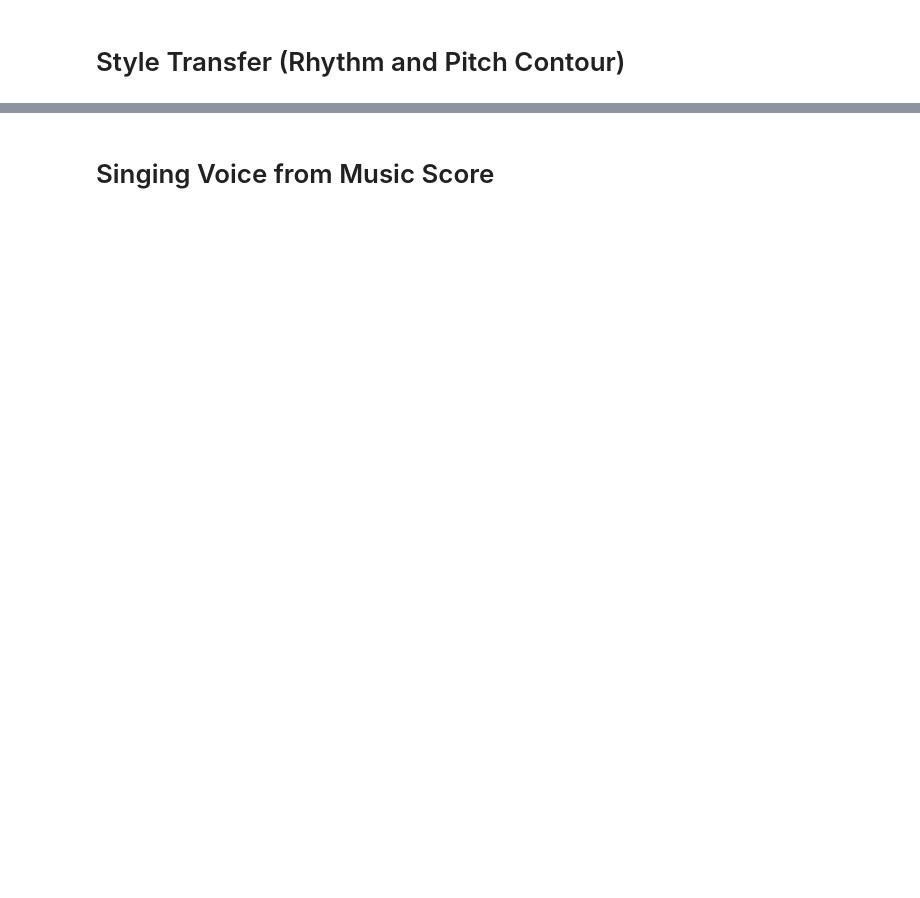
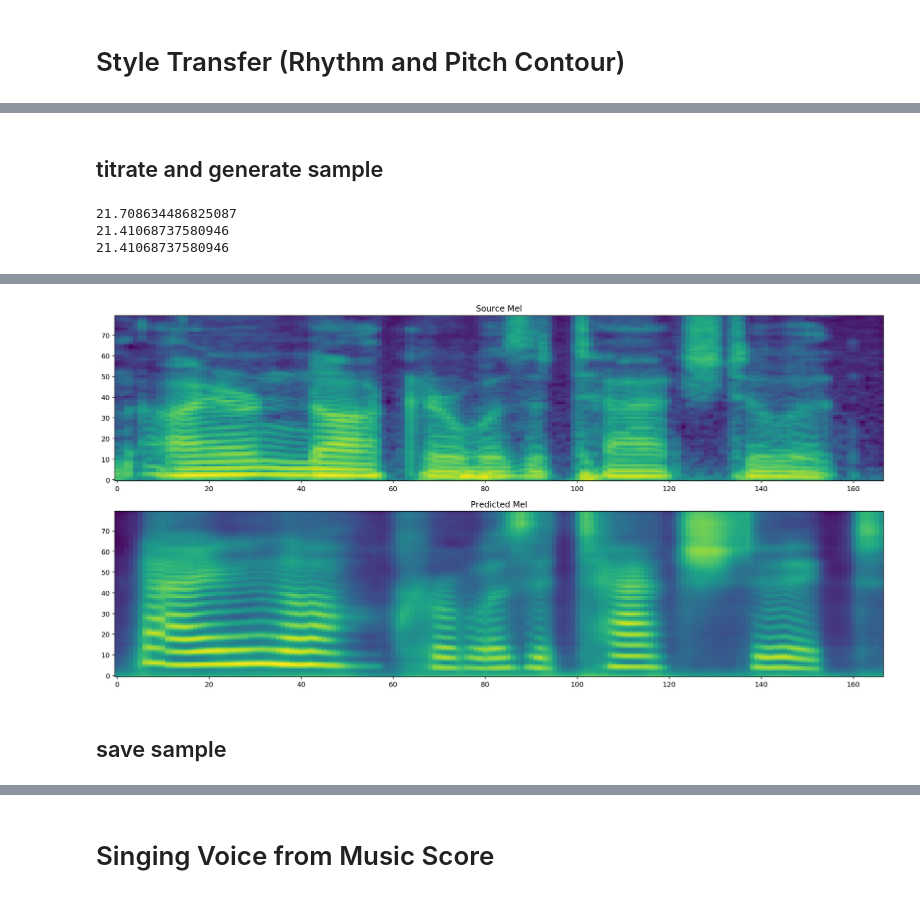
Before and after one commit to pneumoman/mellotron, a Jupyter notebook: inference.ipynb, the cells around one changed output, grey strips where cells are left out. Saved outputs shown, nothing was run; the diff lists cells and outputs as text; code cells hidden in the pictures; blank space fills up the shorter version.

```diff
--- a/inference.ipynb
+++ b/inference.ipynb
@@ -281,0 +386,27 @@ ipd.Audio(audio[0].data.cpu().numpy(), rate=hparams.sampling_rate)
+# %% [markdown]
+## titrate and generate sample
+# %%
+mcd = 1000
+for n in range(3):
+    for i in range(20):
+        with torch.no_grad():
+            mel3 = i #torch.LongTensor(i)
+            mel_outputs, mel_outputs_postnetx, gate_outputs,alignments = mellotron.inference_noattention(
+                (text_encoded, mel2, speaker_id, pitch2, rhythm2))
+            mcd_val = _calculate_mcd(x[2].data.cpu().numpy()[0],
+                                     mel_outputs_postnetx.data.cpu().numpy()[0])
+            if mcd_val < mcd:
+                mcd = mcd_val
+                mel_outputs_postnet = mel_outputs_postnetx
+                alignment = alignments
+    print(mcd)
+
+plot_mels(x[2].data.cpu().numpy()[0], mel_outputs_postnet.data.cpu().numpy()[0])
+
+with torch.no_grad():
+    audio = denoiser(waveglow.infer(mel_outputs_postnet, sigma=0.8), 0.01)[:, 0]
+ipd.Audio(audio[0].data.cpu().numpy(), rate=hparams.sampling_rate)
+# %% [output]
+21.708634486825087
+21.41068737580946
+21.41068737580946
@@ -282,3 +414,6 @@ ipd.Audio(audio[0].data.cpu().numpy(), rate=hparams.sampling_rate)
+[figure, added]
+# %% [markdown]
+## save sample
 # %%
 print(sample_writes)
 def do_save(b):
```
Also changed, not shown: parts of 40 cells of this notebook, 3 other files.
